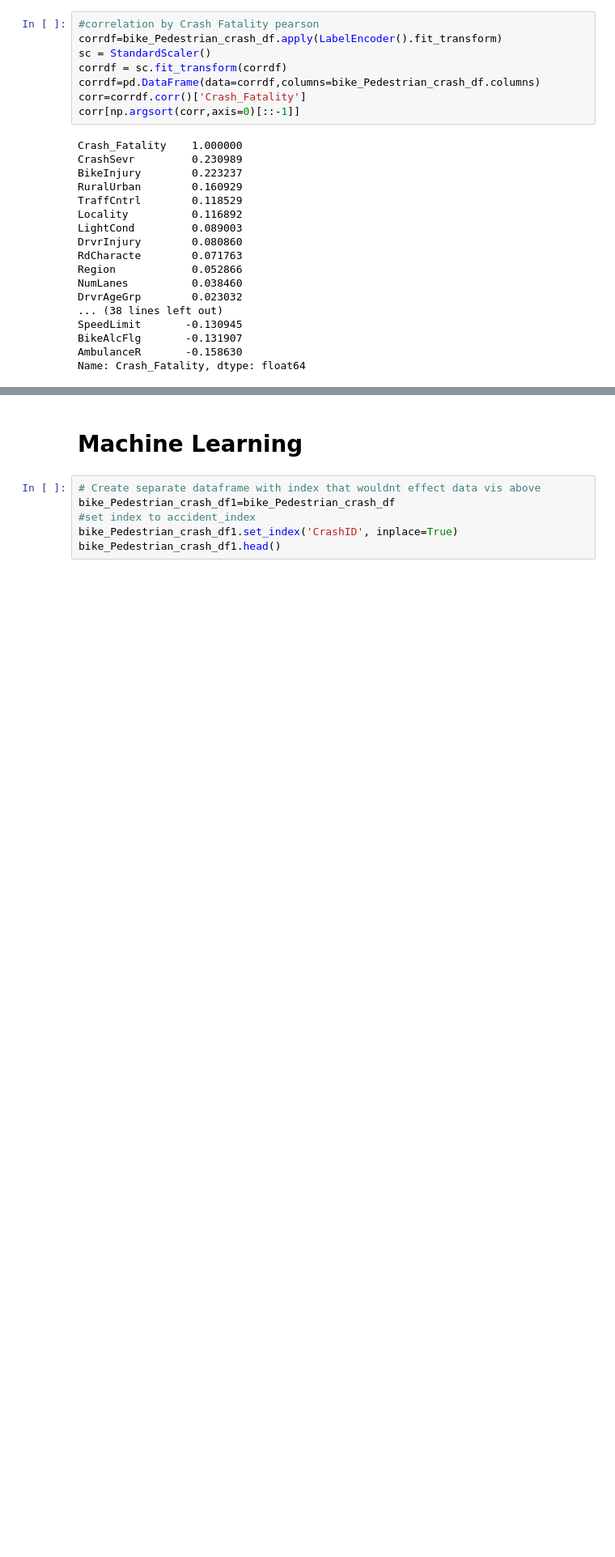
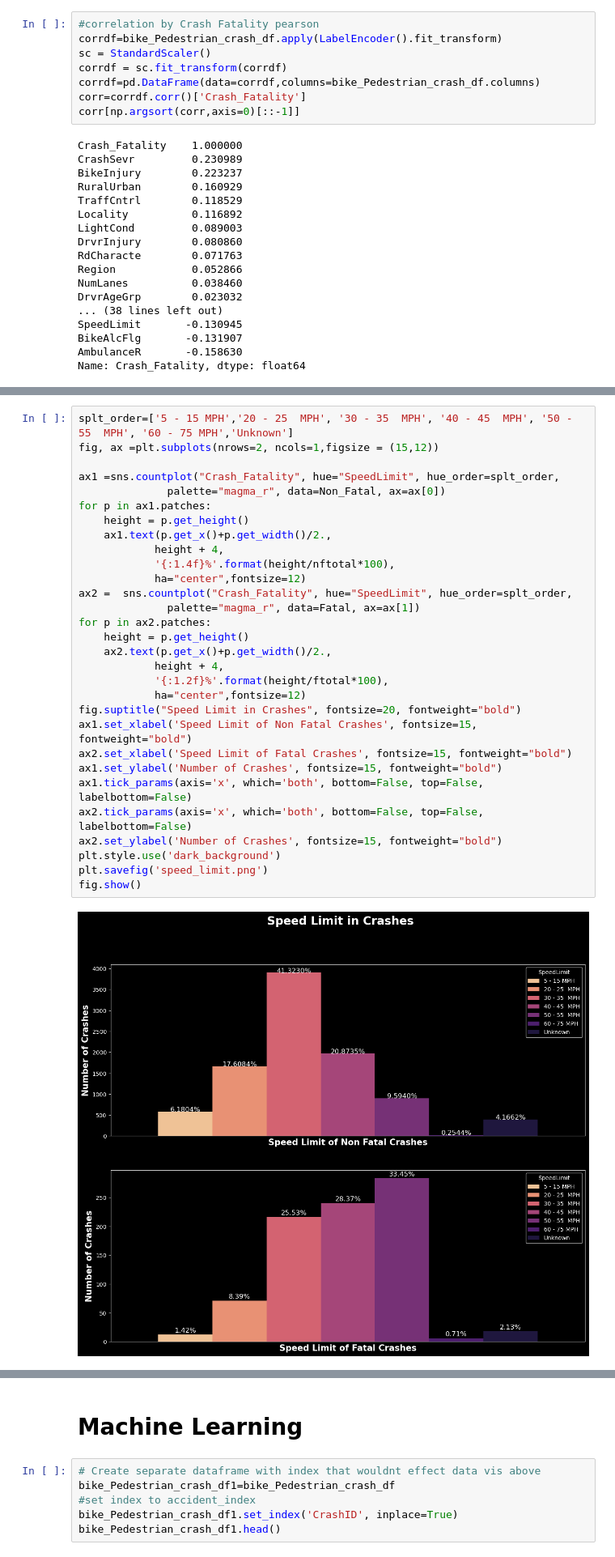
Before and after one commit to pawankumar1980/Final_Project_Bike_Pedestrian_Crash_Analysis, a Jupyter notebook: Bike_Pedestrian_Crash_Analysis_1.ipynb, the cells around one changed output, grey strips where cells are left out. Shown at 81% size. Drawn from its saved outputs; the diff is of its cells as text; blank space fills up the shorter version.

```diff
--- a/Bike_Pedestrian_Crash_Analysis_1.ipynb
+++ b/Bike_Pedestrian_Crash_Analysis_1.ipynb
@@ -559,0 +620,32 @@ Name: Crash_Fatality, dtype: float64
+# %%
+splt_order=['5 - 15 MPH','20 - 25  MPH', '30 - 35  MPH', '40 - 45  MPH', '50 - 55  MPH', '60 - 75 MPH','Unknown']
+fig, ax =plt.subplots(nrows=2, ncols=1,figsize = (15,12))
+
+ax1 =sns.countplot("Crash_Fatality", hue="SpeedLimit", hue_order=splt_order,
+              palette="magma_r", data=Non_Fatal, ax=ax[0])
+for p in ax1.patches:
+    height = p.get_height()
+    ax1.text(p.get_x()+p.get_width()/2.,
+            height + 4,
+            '{:1.4f}%'.format(height/nftotal*100),
+            ha="center",fontsize=12)
+ax2 =  sns.countplot("Crash_Fatality", hue="SpeedLimit", hue_order=splt_order,
+              palette="magma_r", data=Fatal, ax=ax[1])
+for p in ax2.patches:
+    height = p.get_height()
+    ax2.text(p.get_x()+p.get_width()/2.,
+            height + 4,
+            '{:1.2f}%'.format(height/ftotal*100),
+            ha="center",fontsize=12)
+fig.suptitle("Speed Limit in Crashes", fontsize=20, fontweight="bold")
+ax1.set_xlabel('Speed Limit of Non Fatal Crashes', fontsize=15, fontweight="bold")
+ax2.set_xlabel('Speed Limit of Fatal Crashes', fontsize=15, fontweight="bold")
+ax1.set_ylabel('Number of Crashes', fontsize=15, fontweight="bold")
+ax1.tick_params(axis='x', which='both', bottom=False, top=False, labelbottom=False)
+ax2.tick_params(axis='x', which='both', bottom=False, top=False, labelbottom=False)
+ax2.set_ylabel('Number of Crashes', fontsize=15, fontweight="bold")
+plt.style.use('dark_background')
+plt.savefig('speed_limit.png')
+fig.show()
+# %% [output]
+[figure, added]
```
Also changed, not shown: parts of 26 cells of this notebook, 18 other files.
